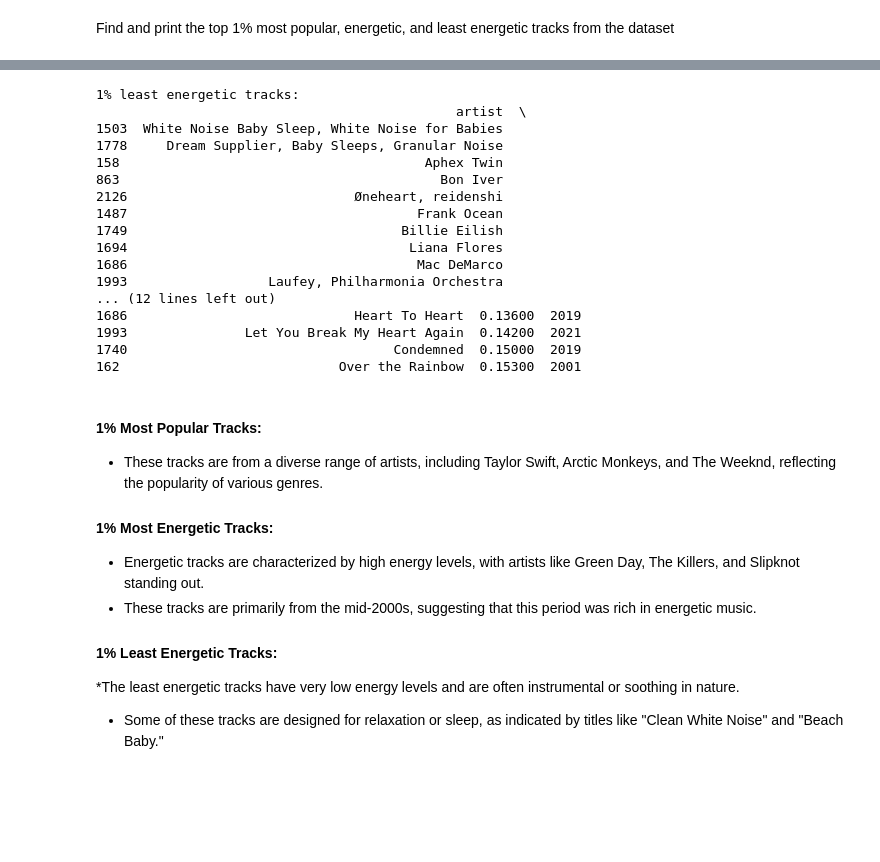
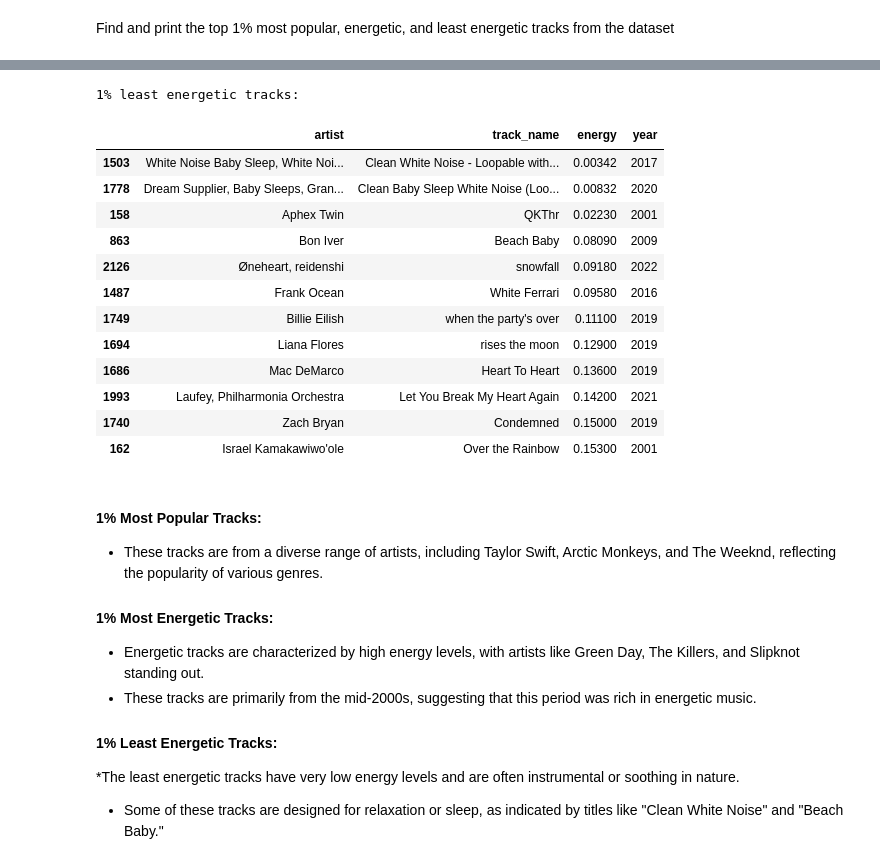
Before and after one commit to uktukt/SheGoesTech_Final_Project, a Jupyter notebook: fp_tracks.ipynb, the cells around one changed output, grey strips where cells are left out. Cells and saved outputs as stored; diff of their text form; code cells hidden in the pictures; blank space fills up the shorter version.

```diff
--- a/fp_tracks.ipynb
+++ b/fp_tracks.ipynb
@@ -757,27 +751,24 @@ print(top_1_percent_energy_tracks.sort_values(by='energy', ascending=False))
 # %%
 percentile_01 = df_merged_mysql_mongo['energy'].quantile(0.01)
 bottom_top_1_percent_energy_tracks = df_merged_mysql_mongo[df_merged_mysql_mongo['energy'] <= percentile_01]
 bottom_top_1_percent_energy_tracks = bottom_top_1_percent_energy_tracks[[ 'artist', 'track_name', 'energy', 'year']]
 print('\n1% least energetic tracks:')
-print(bottom_top_1_percent_energy_tracks.sort_values(by='energy', ascending=True))
+bottom_top_1_percent_energy_tracks.sort_values(by='energy', ascending=True)
 # %% [output]
 1% least energetic tracks:
-                                              artist  \
-1503  White Noise Baby Sleep, White Noise for Babies
-1778     Dream Supplier, Baby Sleeps, Granular Noise
-158                                       Aphex Twin
-863                                         Bon Iver
-2126                             Øneheart, reidenshi
-1487                                     Frank Ocean
-1749                                   Billie Eilish
-1694                                    Liana Flores
-1686                                     Mac DeMarco
-1993                  Laufey, Philharmonia Orchestra
-... (12 lines left out)
-1686                             Heart To Heart  0.13600  2019
-1993               Let You Break My Heart Again  0.14200  2021
-1740                                  Condemned  0.15000  2019
-162                            Over the Rainbow  0.15300  2001
+|  | artist | track_name | energy | year |
+| 1503 | White Noise Baby Sleep, White Noi... | Clean White Noise - Loopable with... | 0.00342 | 2017 |
+| 1778 | Dream Supplier, Baby Sleeps, Gran... | Clean Baby Sleep White Noise (Loo... | 0.00832 | 2020 |
+| 158 | Aphex Twin | QKThr | 0.02230 | 2001 |
+| 863 | Bon Iver | Beach Baby | 0.08090 | 2009 |
+| 2126 | Øneheart, reidenshi | snowfall | 0.09180 | 2022 |
+| 1487 | Frank Ocean | White Ferrari | 0.09580 | 2016 |
+| 1749 | Billie Eilish | when the party's over | 0.11100 | 2019 |
+| 1694 | Liana Flores | rises the moon | 0.12900 | 2019 |
+| 1686 | Mac DeMarco | Heart To Heart | 0.13600 | 2019 |
+| 1993 | Laufey, Philharmonia Orchestra | Let You Break My Heart Again | 0.14200 | 2021 |
+| 1740 | Zach Bryan | Condemned | 0.15000 | 2019 |
+| 162 | Israel Kamakawiwo'ole | Over the Rainbow | 0.15300 | 2001 |
 # %% [markdown]
 #### 1% Most Popular Tracks:
 * These tracks are from a diverse range of artists, including Taylor Swift, Arctic Monkeys, and The Weeknd, reflecting the popularity of various genres.
```
Also changed, not shown: parts of 5 cells of this notebook, 1 other file.
